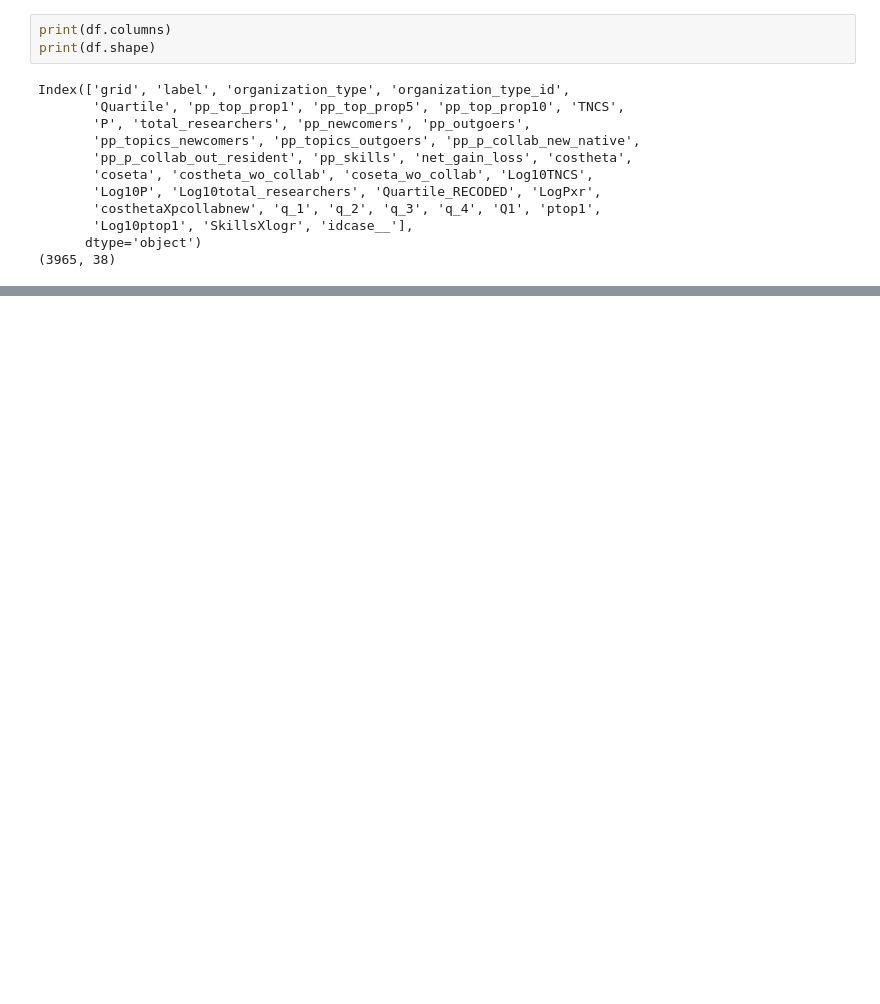
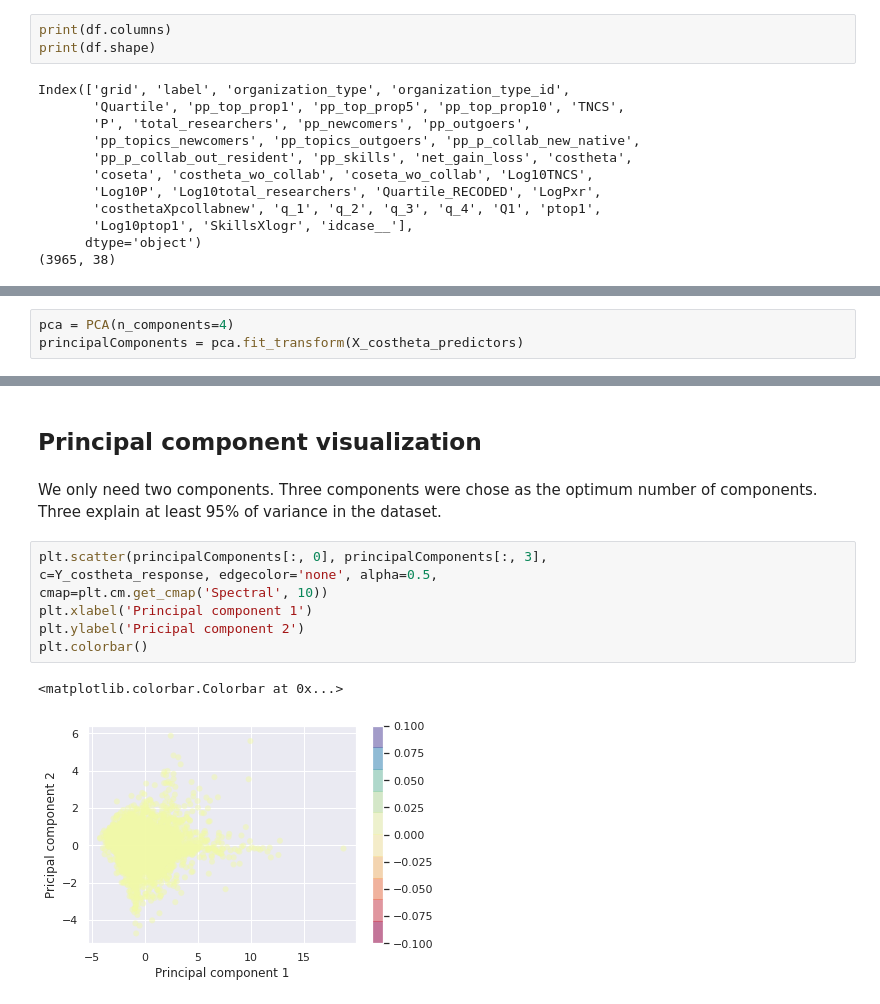
Before and after one commit to MarciaFG/scimobility, a Jupyter notebook: AlignP_PCA.ipynb, the cells around one changed output, grey strips where cells are left out. Drawn from its saved outputs; the diff is of its cells as text; blank space fills up the shorter version.

```diff
--- a/AlignP_PCA.ipynb
+++ b/AlignP_PCA.ipynb
@@ -106,0 +302,3 @@ Index(['grid', 'label', 'organization_type', 'organization_type_id',
+# %%
+pca = PCA(n_components=4)
+principalComponents = pca.fit_transform(X_costheta_predictors)
@@ -106,0 +309,14 @@ Index(['grid', 'label', 'organization_type', 'organization_type_id',
+# %% [markdown]
+## Principal component visualization
+# %% [markdown]
+We only need two components. Three components were chose as the optimum number of components. Three explain at least 95% of variance in the dataset.
+# %%
+plt.scatter(principalComponents[:, 0], principalComponents[:, 3],
+c=Y_costheta_response, edgecolor='none', alpha=0.5,
+cmap=plt.cm.get_cmap('Spectral', 10))
+plt.xlabel('Principal component 1')
+plt.ylabel('Pricipal component 2')
+plt.colorbar()
+# %% [output]
+<matplotlib.colorbar.Colorbar at 0x...>
+[figure, added]
```
Also changed, not shown: parts of 22 cells of this notebook.
